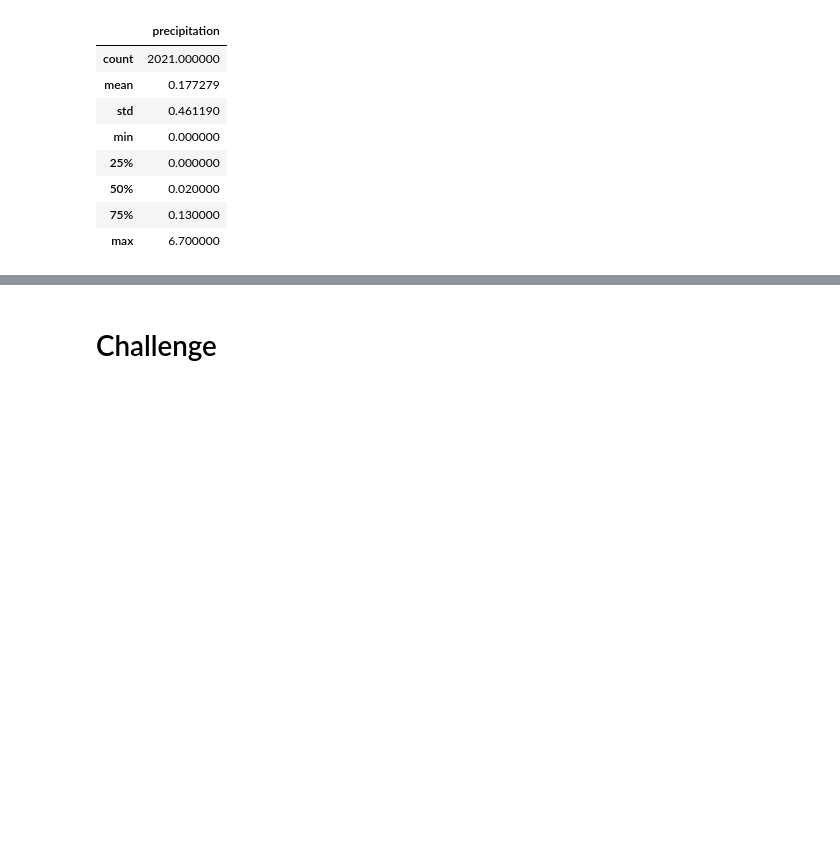
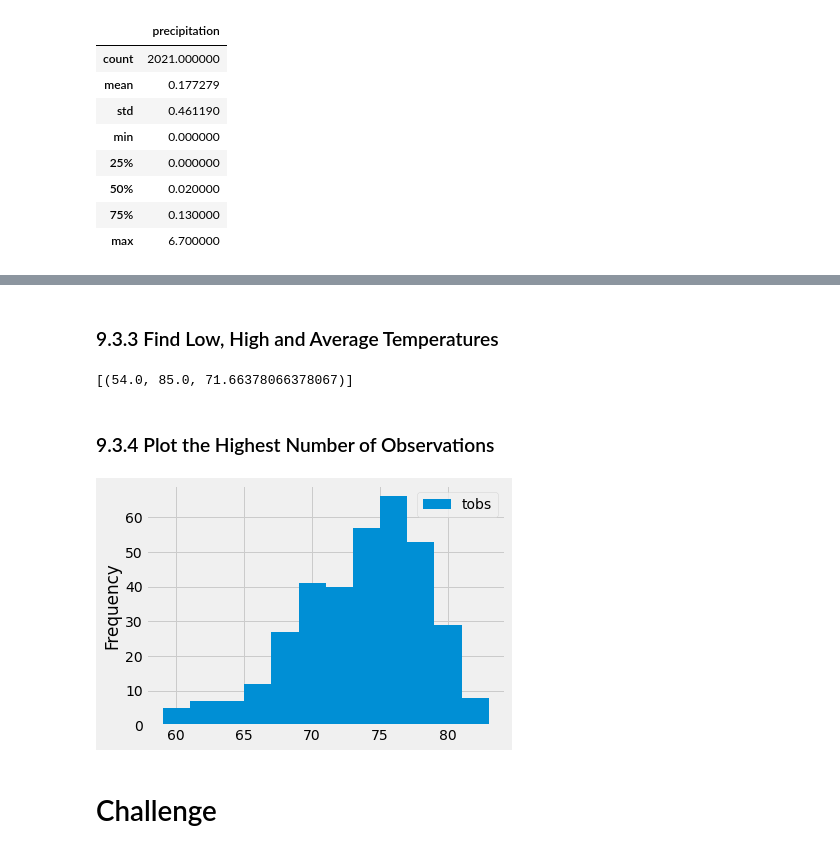
Before and after one commit to rkaysen63/surfs_up, a Jupyter notebook: climate_analysis.ipynb, the cells around one changed output, grey strips where cells are left out. Cells and saved outputs as stored; diff of their text form; code cells hidden in the pictures; blank space fills up the shorter version.

Commit message:
added temp obs histogram

```diff
--- a/climate_analysis.ipynb
+++ b/climate_analysis.ipynb
@@ -113,9 +132,32 @@ df.describe()
+# %% [markdown]
+### 9.3.3 Find Low, High and Average Temperatures
 # %%
 # Using the station id from the previous query, calculate the lowest temperature recorded,
 # highest temperature recorded, and average temperature most active station?
+session.query(func.min(Measurement.tobs), func.max(Measurement.tobs), func.avg(Measurement.tobs)).\
+filter(Measurement.station == 'USC00519281').all()
+# %% [output]
+[(54.0, 85.0, 71.66378066378067)]
+# %% [markdown]
+### 9.3.4 Plot the Highest Number of Observations
 # %%
 # Choose the station with the highest number of temperature observations.
 # Query the last 12 months of temperature observation data for this station and plot the results as a histogram
+results = session.query(Measurement.tobs).\
+filter(Measurement.station == 'USC00519281').\
+filter(Measurement.date >= prev_year).all()
+# print(results)
+
+# Convert results into a DataFrame for readability and plotting
+df = pd.DataFrame(results, columns=['tobs'])
+# df = df.set_index['tobs']
+
+# Plot a histogram to graph a range of data separated into bins
+# Divide temperature observations (tobs) into 12 different bins
+df.plot.hist(bins=12)
+plt.tight_layout()
+# %% [output]
+[figure, added]
 # %%
 # Write a function called `calc_temps` that will accept start date and end date in the format '%Y-%m-%d'
 # and return the minimum, average, and maximum temperatures for that range of dates
```
Also changed, not shown: parts of 4 cells of this notebook.
